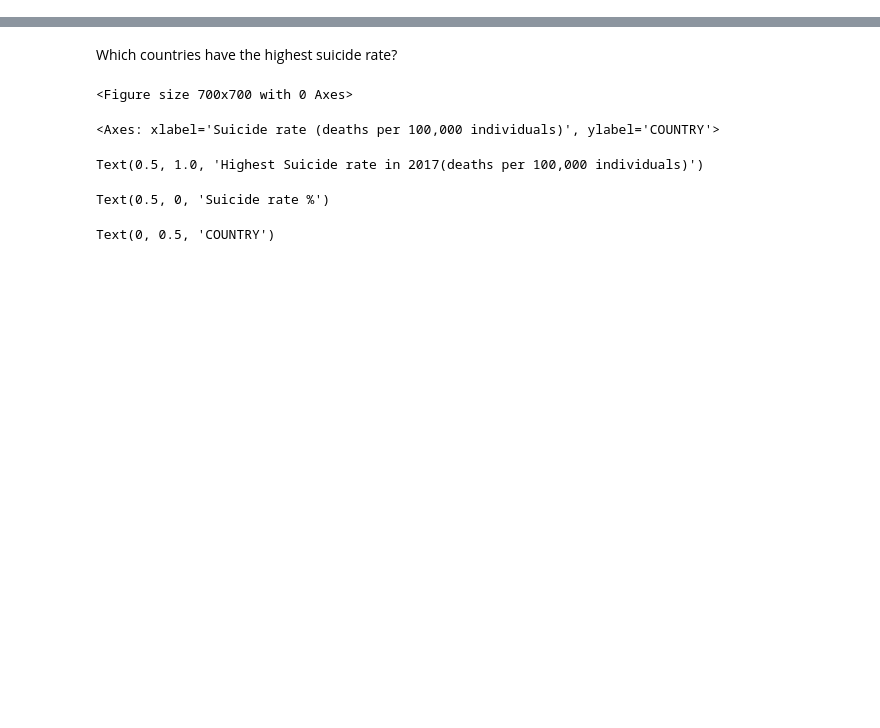
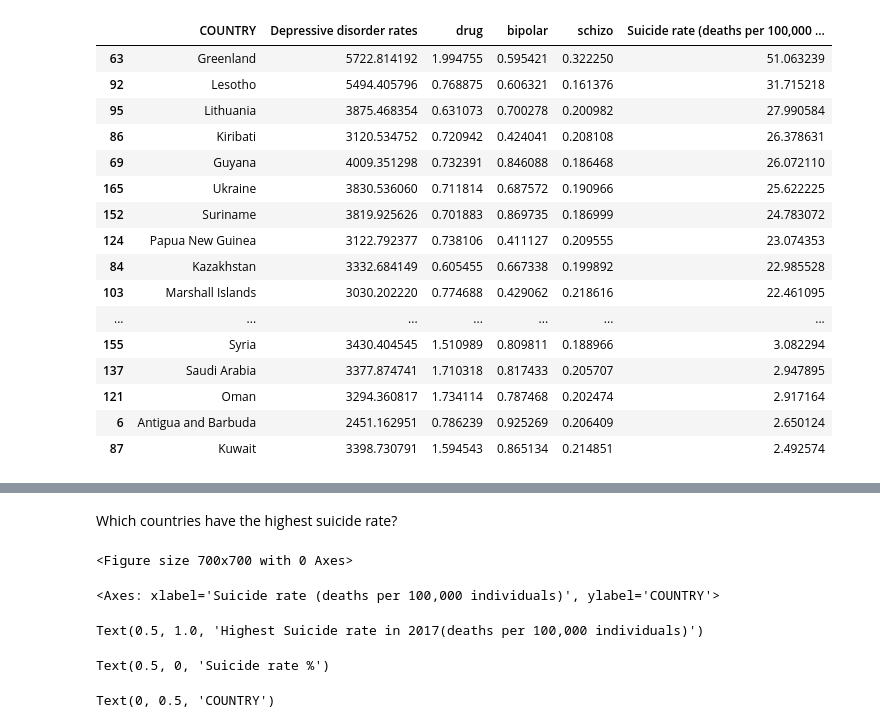
Before and after one commit to iyeboah22/GIS-DS, a Jupyter notebook: ps3.ipynb, the cells around one changed output, grey strips where cells are left out. Saved outputs shown, nothing was run; the diff lists cells and outputs as text; code cells hidden in the pictures; blank space fills up the shorter version.

```diff
--- a/ps3.ipynb
+++ b/ps3.ipynb
@@ -242,0 +277,22 @@ axs[1].set_xticks([]); axs[1].set_yticks([])
+# %%
+mh_heat = mh_map[['COUNTRY','Depressive disorder rates','drug','bipolar','schizo','Suicide rate (deaths per 100,000 individuals)']].sort_values(by='Suicide rate (deaths per 100,000 individuals)', ascending=False)
+sty = mh_heat.style.background_gradient(cmap='RdGy')
+sty
+# %% [output]
+|  | COUNTRY | Depressive disorder rates | drug | bipolar | schizo | Suicide rate (deaths per 100,000 ... |
+| 63 | Greenland | 5722.814192 | 1.994755 | 0.595421 | 0.322250 | 51.063239 |
+| 92 | Lesotho | 5494.405796 | 0.768875 | 0.606321 | 0.161376 | 31.715218 |
+| 95 | Lithuania | 3875.468354 | 0.631073 | 0.700278 | 0.200982 | 27.990584 |
+| 86 | Kiribati | 3120.534752 | 0.720942 | 0.424041 | 0.208108 | 26.378631 |
+| 69 | Guyana | 4009.351298 | 0.732391 | 0.846088 | 0.186468 | 26.072110 |
+| 165 | Ukraine | 3830.536060 | 0.711814 | 0.687572 | 0.190966 | 25.622225 |
+| 152 | Suriname | 3819.925626 | 0.701883 | 0.869735 | 0.186999 | 24.783072 |
+| 124 | Papua New Guinea | 3122.792377 | 0.738106 | 0.411127 | 0.209555 | 23.074353 |
+| 84 | Kazakhstan | 3332.684149 | 0.605455 | 0.667338 | 0.199892 | 22.985528 |
+| 103 | Marshall Islands | 3030.202220 | 0.774688 | 0.429062 | 0.218616 | 22.461095 |
+| ... | ... | ... | ... | ... | ... | ... |
+| 155 | Syria | 3430.404545 | 1.510989 | 0.809811 | 0.188966 | 3.082294 |
+| 137 | Saudi Arabia | 3377.874741 | 1.710318 | 0.817433 | 0.205707 | 2.947895 |
+| 121 | Oman | 3294.360817 | 1.734114 | 0.787468 | 0.202474 | 2.917164 |
+| 6 | Antigua and Barbuda | 2451.162951 | 0.786239 | 0.925269 | 0.206409 | 2.650124 |
+| 87 | Kuwait | 3398.730791 | 1.594543 | 0.865134 | 0.214851 | 2.492574 |
```
Also changed, not shown: parts of 30 cells of this notebook.
